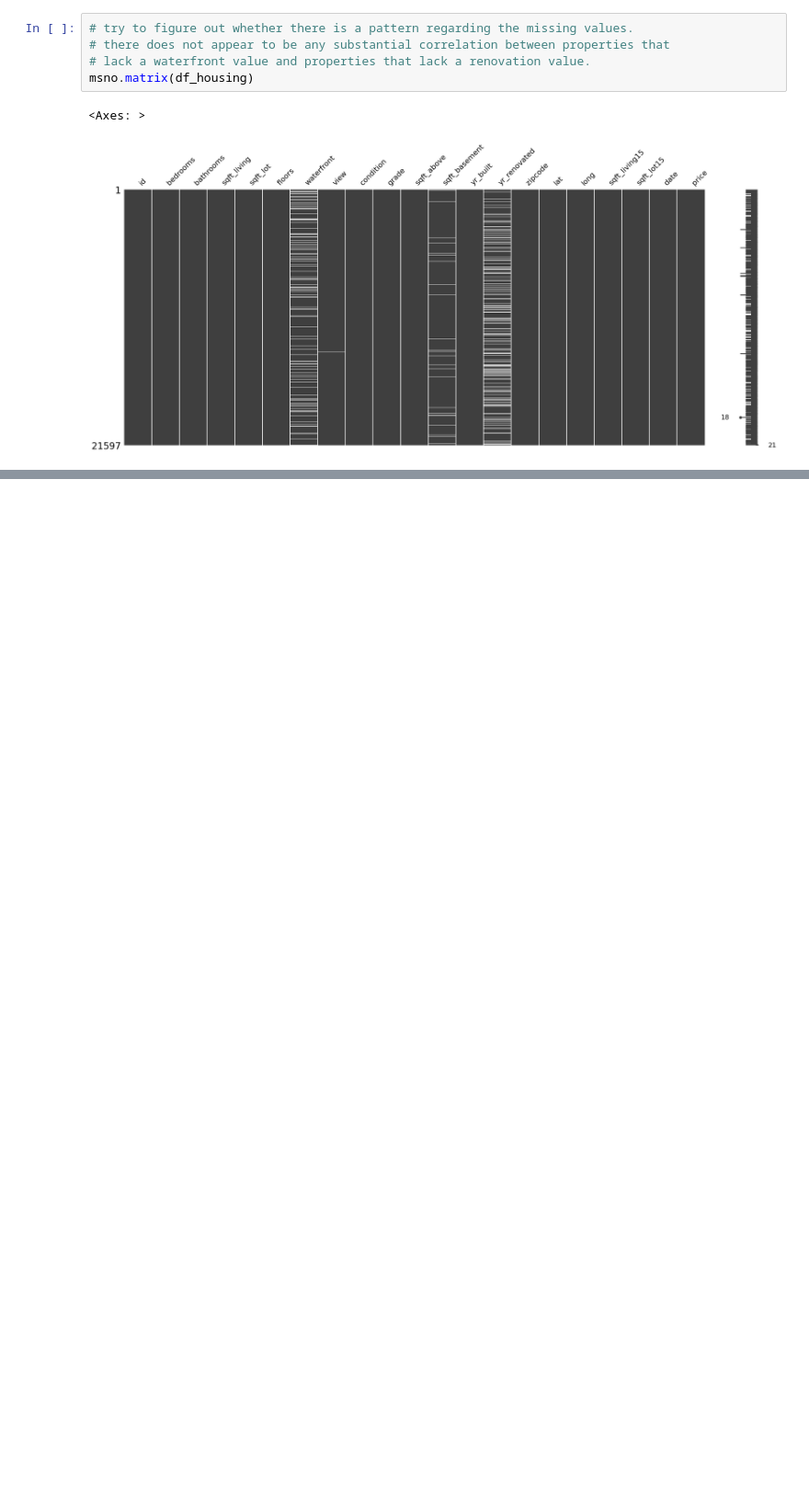
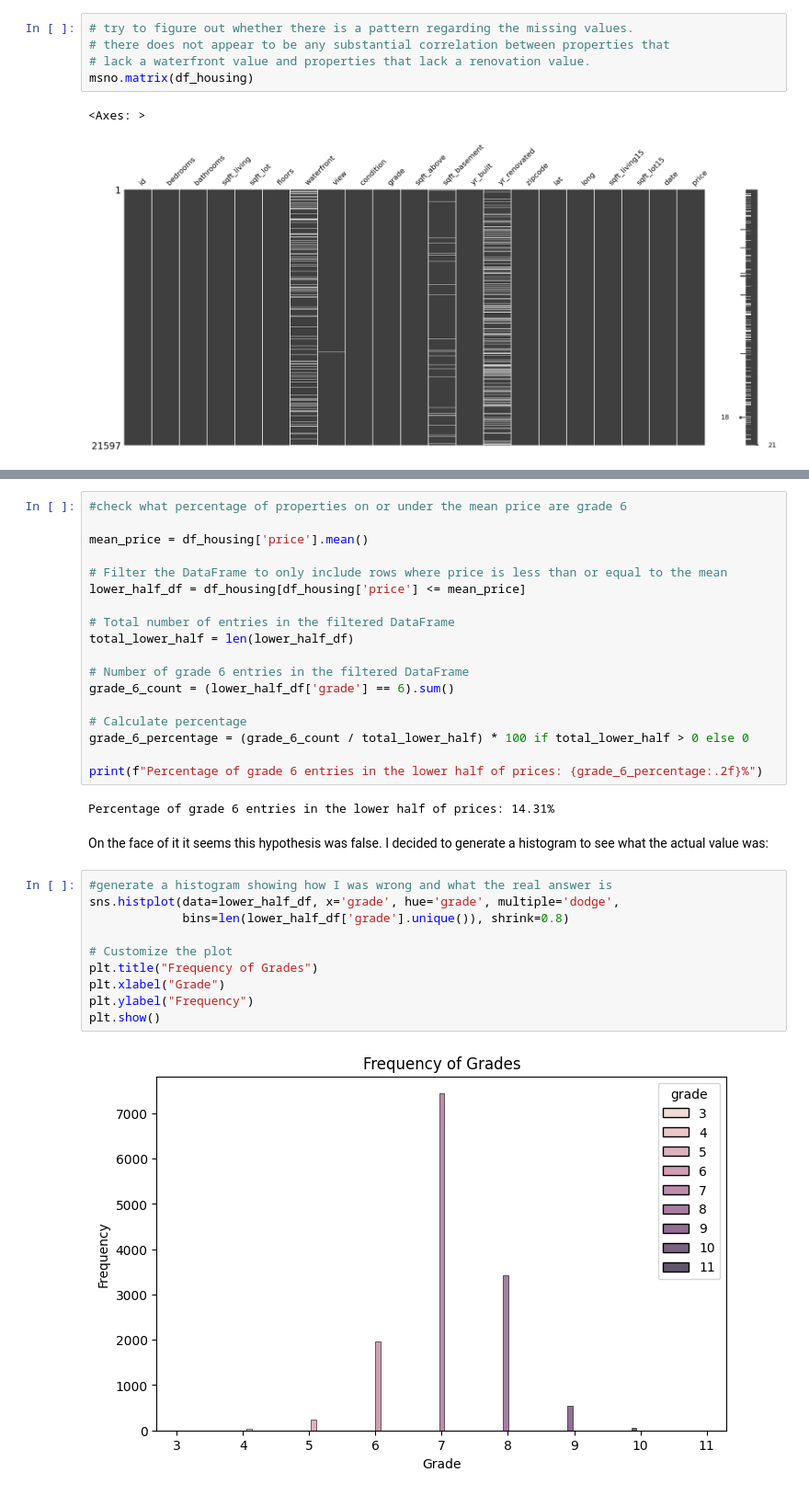
Before and after one commit to Toukant/eda-housing-data, a Jupyter notebook: Project_Playing.ipynb, the cells around one changed output, grey strips where cells are left out. Shown at 92% size. Saved outputs shown, nothing was run; the diff lists cells and outputs as text; blank space fills up the shorter version.

```diff
--- a/Project_Playing.ipynb
+++ b/Project_Playing.ipynb
@@ -137,0 +229,34 @@ msno.matrix(df_housing)
+# %%
+#check what percentage of properties on or under the mean price are grade 6
+
+mean_price = df_housing['price'].mean()
+
+# Filter the DataFrame to only include rows where price is less than or equal to the mean
+lower_half_df = df_housing[df_housing['price'] <= mean_price]
+
+# Total number of entries in the filtered DataFrame
+total_lower_half = len(lower_half_df)
+
+# Number of grade 6 entries in the filtered DataFrame
+grade_6_count = (lower_half_df['grade'] == 6).sum()
+
+# Calculate percentage
+grade_6_percentage = (grade_6_count / total_lower_half) * 100 if total_lower_half > 0 else 0
+
+print(f"Percentage of grade 6 entries in the lower half of prices: {grade_6_percentage:.2f}%")
+# %% [output]
+Percentage of grade 6 entries in the lower half of prices: 14.31%
+# %% [markdown]
+On the face of it it seems this hypothesis was false. I decided to generate a histogram to see what the actual value was:
+# %%
+#generate a histogram showing how I was wrong and what the real answer is
+sns.histplot(data=lower_half_df, x='grade', hue='grade', multiple='dodge',
+             bins=len(lower_half_df['grade'].unique()), shrink=0.8)
+
+# Customize the plot
+plt.title("Frequency of Grades")
+plt.xlabel("Grade")
+plt.ylabel("Frequency")
+plt.show()
+# %% [output]
+[figure, added]
```
Also changed, not shown: parts of 39 cells of this notebook, 4 other files.
